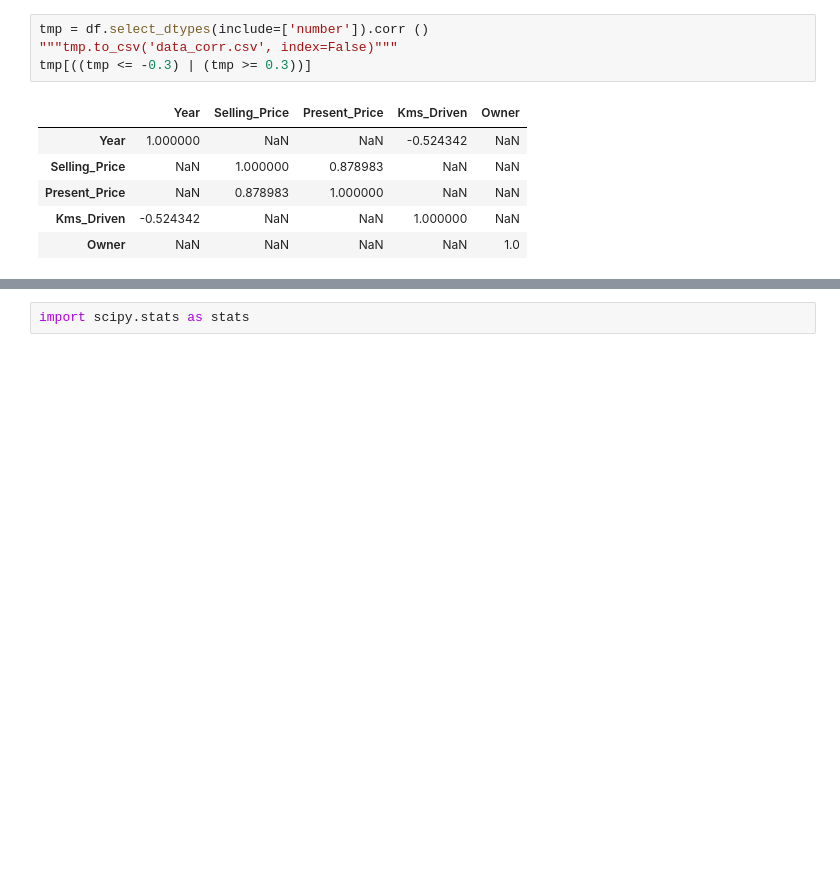
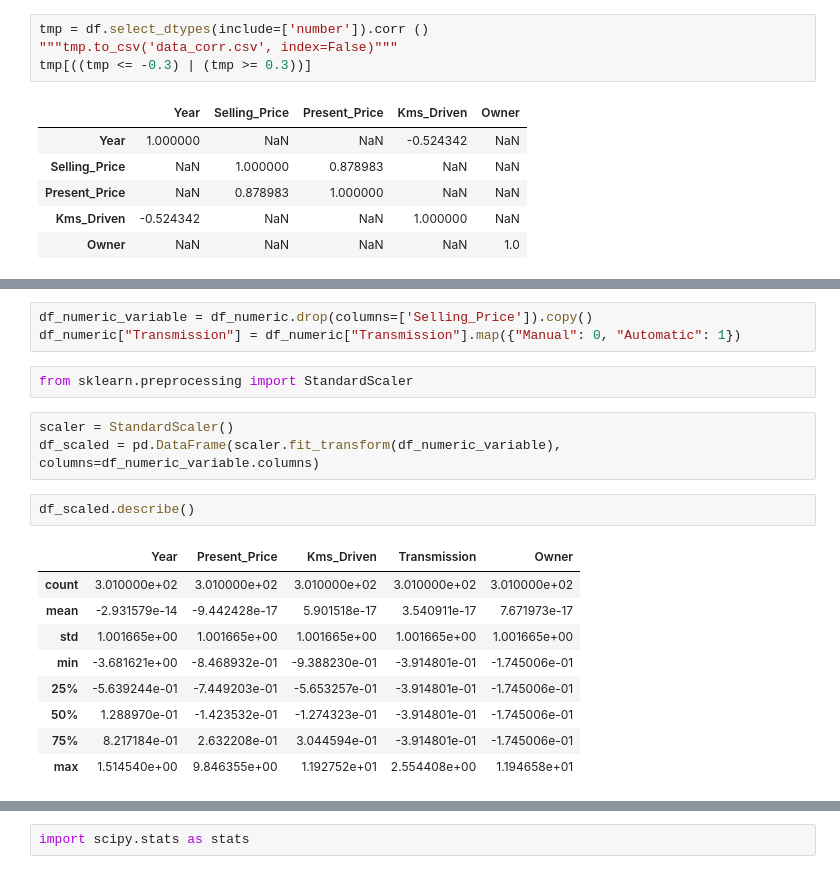
Before and after one commit to helio-aubrun/new-car, a Jupyter notebook: car_notebook.ipynb, the cells around one changed output, grey strips where cells are left out. Cells and saved outputs as stored; diff of their text form; blank space fills up the shorter version.

```diff
--- a/car_notebook.ipynb
+++ b/car_notebook.ipynb
@@ -87,0 +105,20 @@ tmp[((tmp <= -0.3) | (tmp >= 0.3))]
+# %%
+df_numeric_variable = df_numeric.drop(columns=['Selling_Price']).copy()
+df_numeric["Transmission"] = df_numeric["Transmission"].map({"Manual": 0, "Automatic": 1})
+# %%
+from sklearn.preprocessing import StandardScaler
+# %%
+scaler = StandardScaler()
+df_scaled = pd.DataFrame(scaler.fit_transform(df_numeric_variable), columns=df_numeric_variable.columns)
+# %%
+df_scaled.describe()
+# %% [output]
+|  | Year | Present_Price | Kms_Driven | Transmission | Owner |
+| count | 3.010000e+02 | 3.010000e+02 | 3.010000e+02 | 3.010000e+02 | 3.010000e+02 |
+| mean | -2.931579e-14 | -9.442428e-17 | 5.901518e-17 | 3.540911e-17 | 7.671973e-17 |
+| std | 1.001665e+00 | 1.001665e+00 | 1.001665e+00 | 1.001665e+00 | 1.001665e+00 |
+| min | -3.681621e+00 | -8.468932e-01 | -9.388230e-01 | -3.914801e-01 | -1.745006e-01 |
+| 25% | -5.639244e-01 | -7.449203e-01 | -5.653257e-01 | -3.914801e-01 | -1.745006e-01 |
+| 50% | 1.288970e-01 | -1.423532e-01 | -1.274323e-01 | -3.914801e-01 | -1.745006e-01 |
+| 75% | 8.217184e-01 | 2.632208e-01 | 3.044594e-01 | -3.914801e-01 | -1.745006e-01 |
+| max | 1.514540e+00 | 9.846355e+00 | 1.192752e+01 | 2.554408e+00 | 1.194658e+01 |
```
Also changed, not shown: parts of 8 cells of this notebook.
